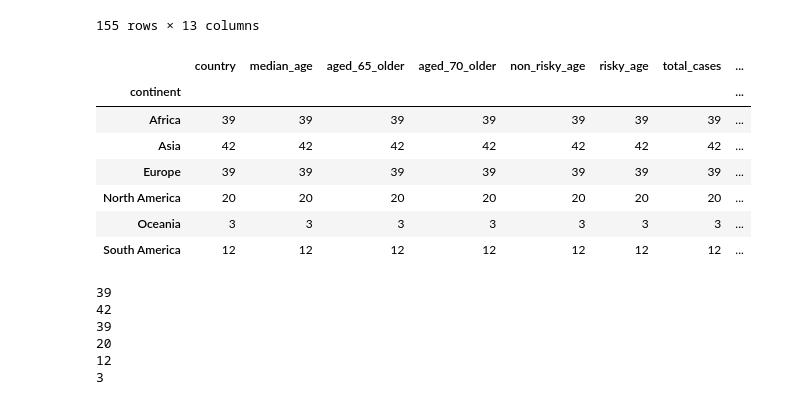
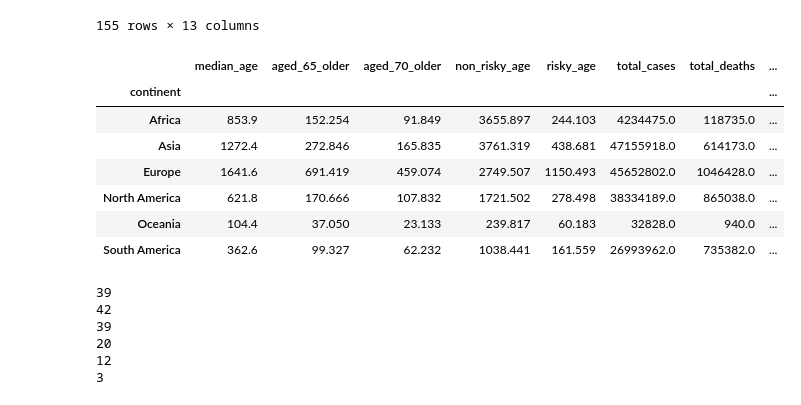
Before and after one commit to XinruYang/Data-Science-Bootcamp-21, a Jupyter notebook: ENTREGABLES/0.PROYECTO EDA/continentes_sorted_gdp.ipynb, the cells around one changed output. Drawn from its saved outputs; the diff is of its cells as text; code cells hidden in the pictures.

```diff
--- a/ENTREGABLES/0.PROYECTO EDA/continentes_sorted_gdp.ipynb
+++ b/ENTREGABLES/0.PROYECTO EDA/continentes_sorted_gdp.ipynb
@@ -31,16 +31,16 @@ covid_groupby
 | 154 | Africa | Zimbabwe | 19.6 | 2.822 | 1.882 | 95.296 | 4.704 | 38595.0 | ... |
 155 rows × 13 columns
 # %%
-covid_groupby.groupby("continent").count()
+covid_groupby.groupby("continent").sum()
 # %% [output]
-|  | country | median_age | aged_65_older | aged_70_older | non_risky_age | risky_age | total_cases | ... |
+|  | median_age | aged_65_older | aged_70_older | non_risky_age | risky_age | total_cases | total_deaths | ... |
 | continent |  |  |  |  |  |  |  | ... |
-| Africa | 39 | 39 | 39 | 39 | 39 | 39 | 39 | ... |
-| Asia | 42 | 42 | 42 | 42 | 42 | 42 | 42 | ... |
-| Europe | 39 | 39 | 39 | 39 | 39 | 39 | 39 | ... |
-| North America | 20 | 20 | 20 | 20 | 20 | 20 | 20 | ... |
-| Oceania | 3 | 3 | 3 | 3 | 3 | 3 | 3 | ... |
-| South America | 12 | 12 | 12 | 12 | 12 | 12 | 12 | ... |
+| Africa | 853.9 | 152.254 | 91.849 | 3655.897 | 244.103 | 4234475.0 | 118735.0 | ... |
+| Asia | 1272.4 | 272.846 | 165.835 | 3761.319 | 438.681 | 47155918.0 | 614173.0 | ... |
+| Europe | 1641.6 | 691.419 | 459.074 | 2749.507 | 1150.493 | 45652802.0 | 1046428.0 | ... |
+| North America | 621.8 | 170.666 | 107.832 | 1721.502 | 278.498 | 38334189.0 | 865038.0 | ... |
+| Oceania | 104.4 | 37.050 | 23.133 | 239.817 | 60.183 | 32828.0 | 940.0 | ... |
+| South America | 362.6 | 99.327 | 62.232 | 1038.441 | 161.559 | 26993962.0 | 735382.0 | ... |
 # %%
 def cases_continent(continent):
     x = covid_groupby[covid_groupby["continent"] == continent ]
```
Also changed, not shown: parts of 14 cells of this notebook, 2 other files.
